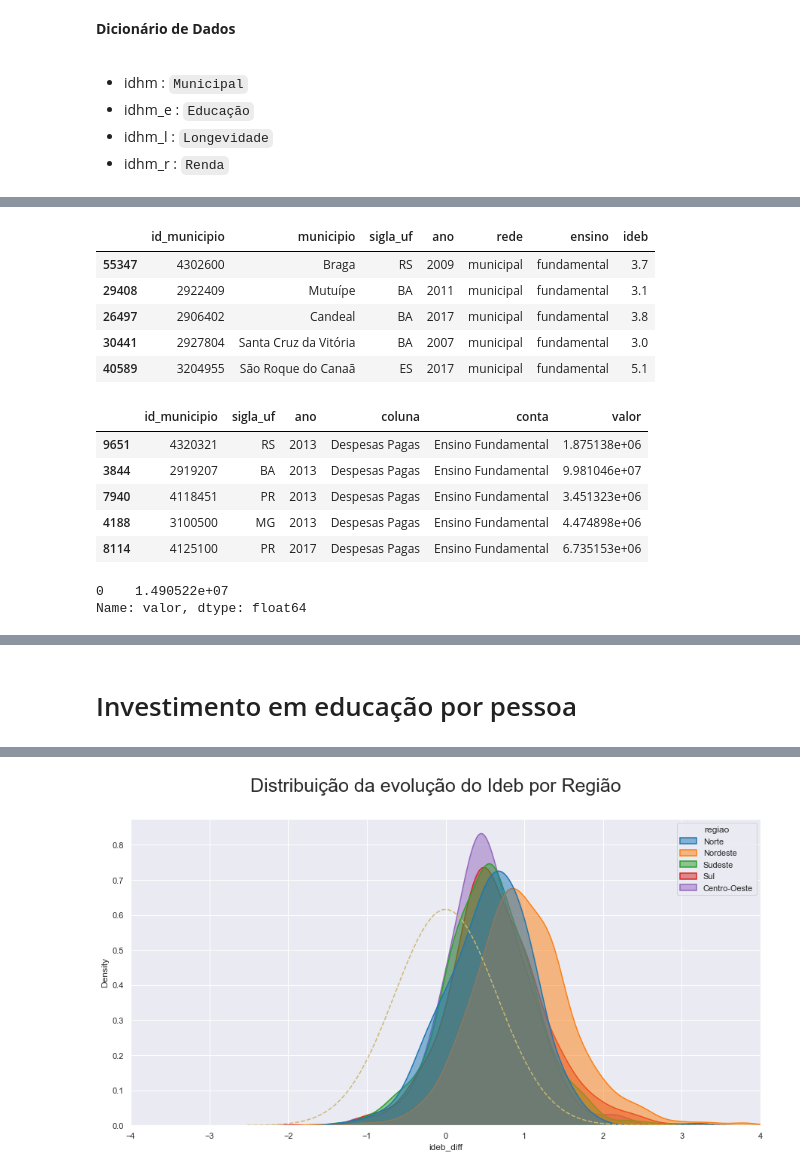
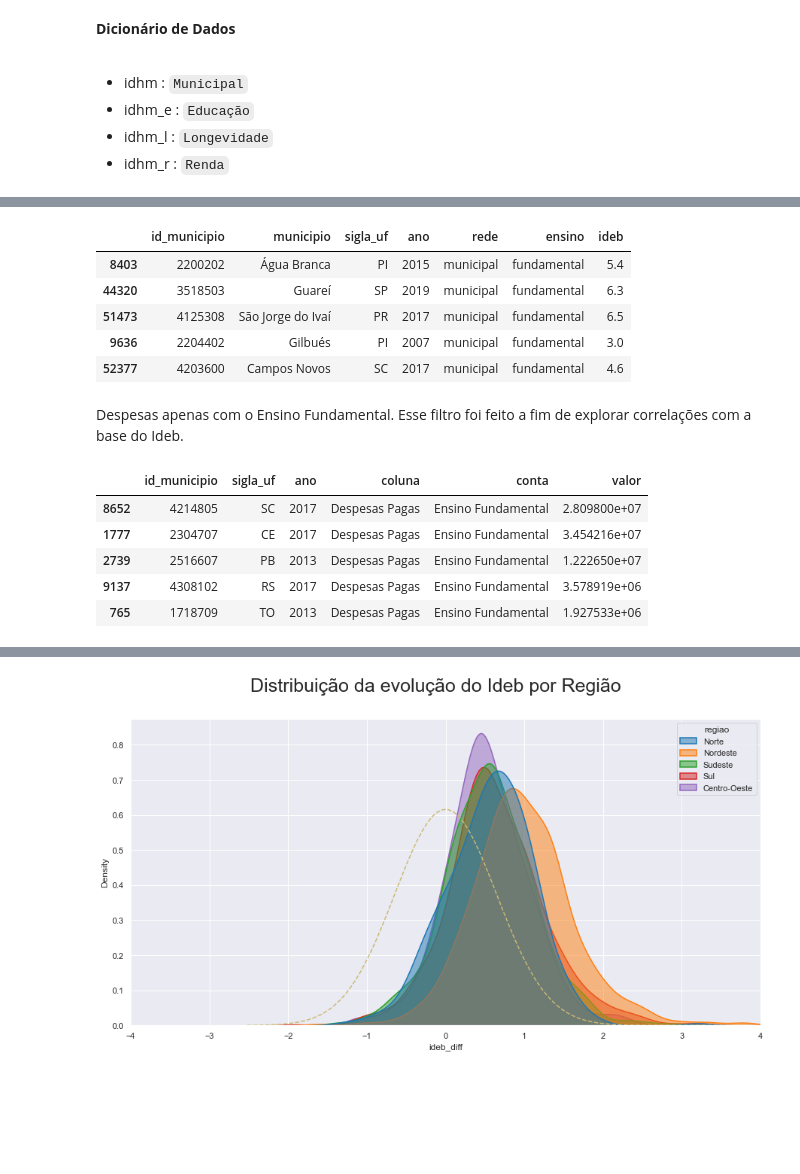
Before and after one commit to UFRJ-Analytica/odd2021, a Jupyter notebook: analises.ipynb, the cells around one changed output, grey strips where cells are left out. Saved outputs shown, nothing was run; the diff lists cells and outputs as text; code cells hidden in the pictures; blank space fills up the shorter version.

```diff
--- a/analises.ipynb
+++ b/analises.ipynb
@@ -292,38 +255,35 @@ corrigido_df_despesas = df_despesas.apply(lambda row: correct_money(row), axis=1
 # %%
 query_ideb = "SELECT id_municipio, municipio, estado_abrev AS sigla_uf, ano, rede, ensino, ideb FROM `basedosdados.br_inep_ideb.municipio`;"
 
 df_ideb_mun = get_data("br_inep_ideb.municipio.reduzido", query = query_ideb)
 
 df_ideb_mun = df_ideb_mun.loc[((df_ideb_mun["ensino"]=="fundamental") &
              (df_ideb_mun["rede"]=="municipal") &
              (df_ideb_mun["ano"]<2021)) &~
              (pd.isna(df_ideb_mun["ideb"]))].reset_index(drop=True)
 
-df_ideb_mun.sample(5).head()
+df_ideb_mun.sample(5).head(5)
 # %% [output]
 |  | id_municipio | municipio | sigla_uf | ano | rede | ensino | ideb |
-| 55347 | 4302600 | Braga | RS | 2009 | municipal | fundamental | 3.7 |
-| 29408 | 2922409 | Mutuípe | BA | 2011 | municipal | fundamental | 3.1 |
-| 26497 | 2906402 | Candeal | BA | 2017 | municipal | fundamental | 3.8 |
-| 30441 | 2927804 | Santa Cruz da Vitória | BA | 2007 | municipal | fundamental | 3.0 |
-| 40589 | 3204955 | São Roque do Canaã | ES | 2017 | municipal | fundamental | 5.1 |
+| 8403 | 2200202 | Água Branca | PI | 2015 | municipal | fundamental | 5.4 |
+| 44320 | 3518503 | Guareí | SP | 2019 | municipal | fundamental | 6.3 |
+| 51473 | 4125308 | São Jorge do Ivaí | PR | 2017 | municipal | fundamental | 6.5 |
+| 9636 | 2204402 | Gilbués | PI | 2007 | municipal | fundamental | 3.0 |
+| 52377 | 4203600 | Campos Novos | SC | 2017 | municipal | fundamental | 4.6 |
+# %% [markdown]
+Despesas apenas com o Ensino Fundamental. Esse filtro foi feito a fim de explorar correlações com a base do Ideb.
 # %%
-despesas_fundamental = corrigido_df_despesas.loc[(corrigido_df_despesas["conta"]=="Ensino Fundamental")&(corrigido_df_despesas["ano"].isin([2013,2017]))].sort_values(by=["id_municipio", "ano"]).dropna().reset_index(drop=True)
+despesas_fundamental = corrigido_df_despesas.loc[(corrigido_df_despesas["conta"]=="Ensino Fundamental") &
+                                                 (corrigido_df_despesas["ano"].isin([2013,2017]))].sort_values(by=["id_municipio", "ano"]).dropna().reset_index(drop=True)
 
 despesas_fundamental.sample(5).head()
 # %% [output]
 |  | id_municipio | sigla_uf | ano | coluna | conta | valor |
-| 9651 | 4320321 | RS | 2013 | Despesas Pagas | Ensino Fundamental | 1.875138e+06 |
-| 3844 | 2919207 | BA | 2013 | Despesas Pagas | Ensino Fundamental | 9.981046e+07 |
-| 7940 | 4118451 | PR | 2013 | Despesas Pagas | Ensino Fundamental | 3.451323e+06 |
-| 4188 | 3100500 | MG | 2013 | Despesas Pagas | Ensino Fundamental | 4.474898e+06 |
-| 8114 | 4125100 | PR | 2017 | Despesas Pagas | Ensino Fundamental | 6.735153e+06 |
+| 8652 | 4214805 | SC | 2017 | Despesas Pagas | Ensino Fundamental | 2.809800e+07 |
+| 1777 | 2304707 | CE | 2017 | Despesas Pagas | Ensino Fundamental | 3.454216e+07 |
+| 2739 | 2516607 | PB | 2013 | Despesas Pagas | Ensino Fundamental | 1.222650e+07 |
+| 9137 | 4308102 | RS | 2017 | Despesas Pagas | Ensino Fundamental | 3.578919e+06 |
+| 765 | 1718709 | TO | 2013 | Despesas Pagas | Ensino Fundamental | 1.927533e+06 |
-# %%
-mun_despesas = despesas_fundamental.loc[despesas_fundamental["id_municipio"]==1100015]
-mun_despesas.loc[mun_despesas["ano"]==2013]["valor"]
-# %% [output]
-0    1.490522e+07
-Name: valor, dtype: float64
 # %%
 def format_tabela_rafael(ideb, despesas, populacao):
     tabela_rafael = pd.DataFrame(columns=["id_municipio",
@@ -417,5 +377,3 @@ tabela_rafael.sort_values("ideb_diff", ascending=False).head(10)
 | 3150 | 2313906 | Uruoca | CE | Nordeste | 13348 | 13677 | 329 | municipal | ... |
 | 3385 | 2207009 | Oeiras | PI | Nordeste | 36195 | 36432 | 237 | municipal | ... |
 | 3113 | 2303659 | Catunda | CE | Nordeste | 10218 | 10365 | 147 | municipal | ... |
-# %% [markdown]
-# Investimento em educação por pessoa
```
Also changed, not shown: parts of 49 cells of this notebook, 5 other files.
